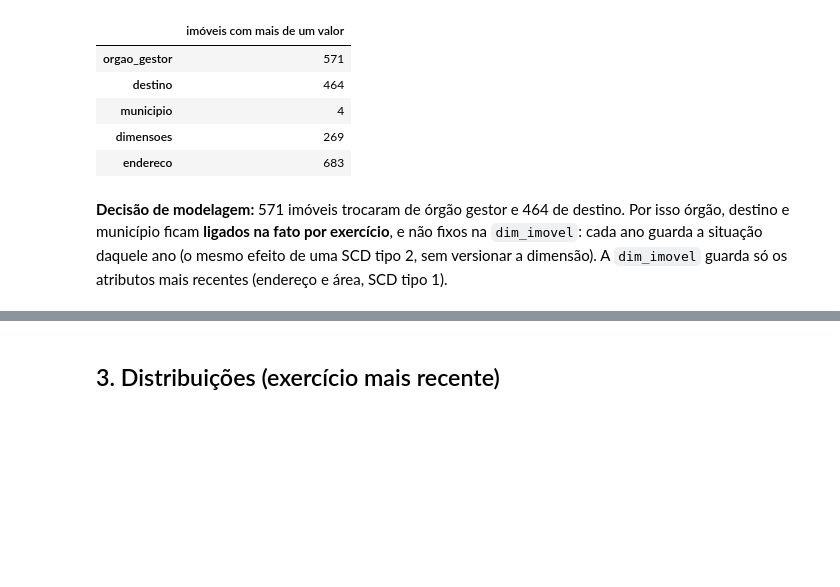
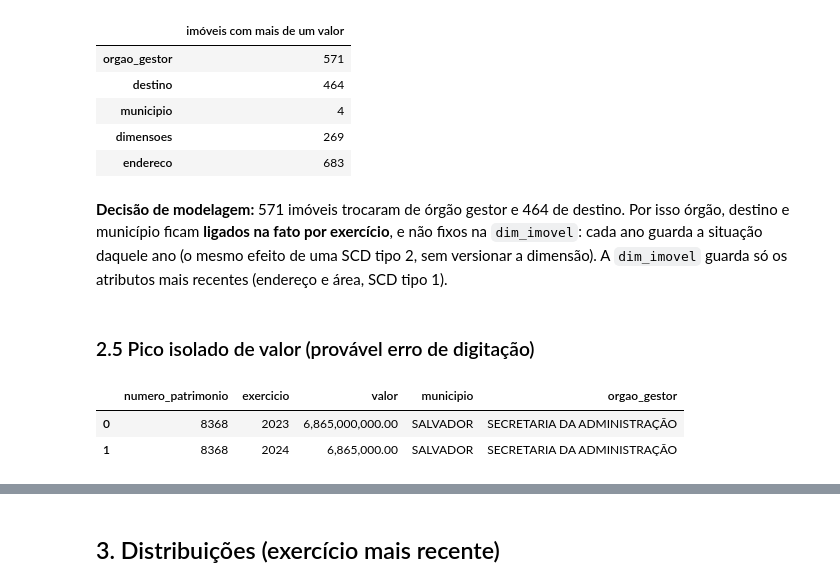
Before and after one commit to nicollasgaribaldi/Dados_Abertos_Bens_Imoveis_Bahia, a Jupyter notebook: notebooks/eda_bens_imoveis.ipynb, the cells around one changed output, grey strips where cells are left out. Drawn from its saved outputs; the diff is of its cells as text; code cells hidden in the pictures; blank space fills up the shorter version.

```diff
--- a/notebooks/eda_bens_imoveis.ipynb
+++ b/notebooks/eda_bens_imoveis.ipynb
@@ -207,3 +207,14 @@ pd.Series(mud).to_frame("imóveis com mais de um valor")
 **Decisão de modelagem:** 571 imóveis trocaram de órgão gestor e 464 de destino. Por isso órgão, destino e município ficam
 **ligados na fato por exercício**, e não fixos na `dim_imovel`: cada ano guarda a situação daquele ano (o mesmo efeito de uma SCD tipo 2,
 sem versionar a dimensão). A `dim_imovel` guarda só os atributos mais recentes (endereço e área, SCD tipo 1).
+# %% [markdown]
+### 2.5 Pico isolado de valor (provável erro de digitação)
+# %%
+pico = pd.read_sql('''
+    SELECT numero_patrimonio, exercicio, valor, municipio, orgao_gestor
+    FROM stg.bens_imoveis WHERE numero_patrimonio = 8368 ORDER BY exercicio''', engine)
+pico
+# %% [output]
+|  | numero_patrimonio | exercicio | valor | municipio | orgao_gestor |
+| 0 | 8368 | 2023 | 6,865,000,000.00 | SALVADOR | SECRETARIA DA ADMINISTRAÇÃO |
+| 1 | 8368 | 2024 | 6,865,000.00 | SALVADOR | SECRETARIA DA ADMINISTRAÇÃO |
```
Also changed, not shown: parts of 6 cells of this notebook, 4 other files.
